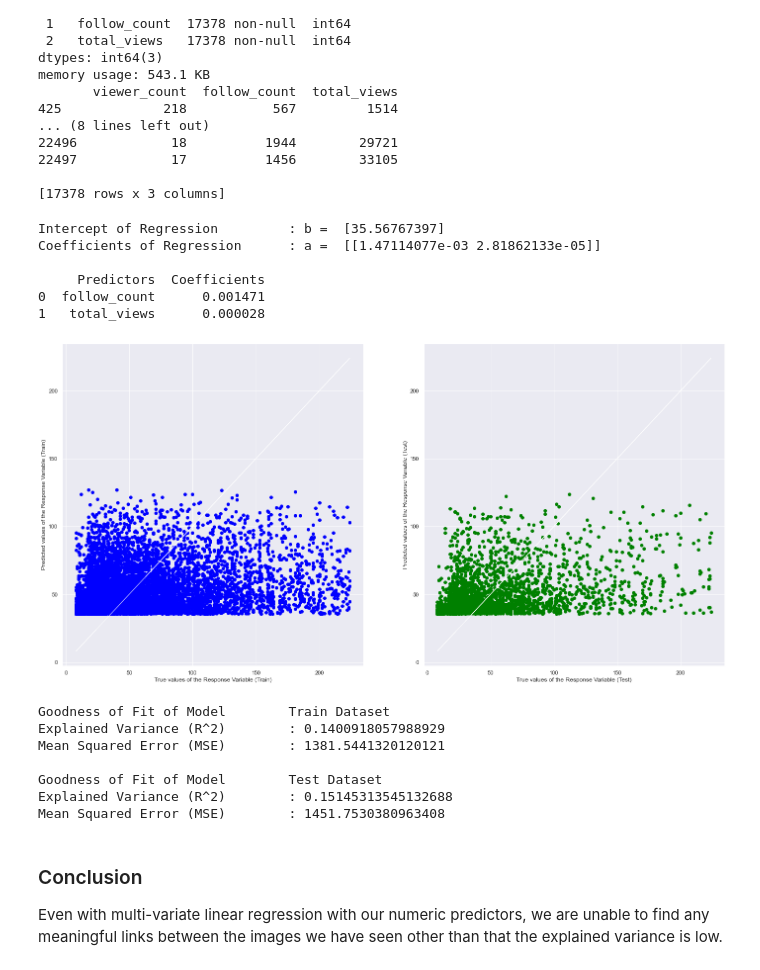
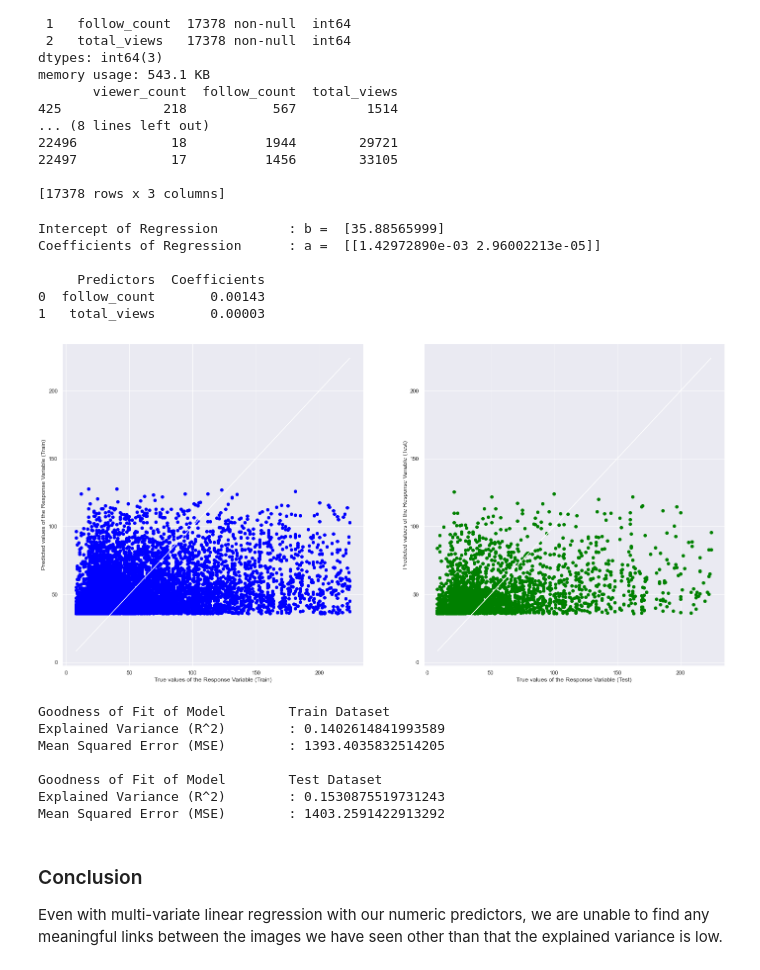
Before and after one commit to whysilon/SC1015proj, a Jupyter notebook: Twitch_SERIOUS.ipynb, the cells around one changed output. Saved outputs shown, nothing was run; the diff lists cells and outputs as text; code cells hidden in the pictures.

Commit message:
split data into train n test for multi variate

```diff
--- a/Twitch_SERIOUS.ipynb
+++ b/Twitch_SERIOUS.ipynb
@@ -574,6 +574,9 @@ memory usage: 543.1 KB
 
 y = pd.DataFrame(multiData['viewer_count'])
 X = pd.DataFrame(multiData[['follow_count','total_views']])
+
+# Split the Dataset into random Train and Test (80:20)
+X_train, X_test, y_train, y_test = train_test_split(X, y, test_size = 0.2)
 
 # Linear Regression using Train Data
 linreg = LinearRegression()         # create the linear regression object
@@ -591,45 +594,45 @@ print()
 # Predict Response corresponding to Predictors
 y_train_pred = linreg.predict(X_train)
 y_test_pred = linreg.predict(X_test)
 
 # Plot the Predictions vs the True values
 f, axes = plt.subplots(1, 2, figsize=(24, 12))
 axes[0].scatter(y_train, y_train_pred, color = "blue")
 axes[0].plot(y_train, y_train, 'w-', linewidth = 1)
 axes[0].set_xlabel("True values of the Response Variable (Train)")
 axes[0].set_ylabel("Predicted values of the Response Variable (Train)")
 axes[1].scatter(y_test, y_test_pred, color = "green")
 axes[1].plot(y_test, y_test, 'w-', linewidth = 1)
 axes[1].set_xlabel("True values of the Response Variable (Test)")
 axes[1].set_ylabel("Predicted values of the Response Variable (Test)")
 plt.show()
 
 # Check the Goodness of Fit (on Train Data)
 print("Goodness of Fit of Model \tTrain Dataset")
 print("Explained Variance (R^2) \t:", linreg.score(X_train, y_train))
 print("Mean Squared Error (MSE) \t:", mean_squared_error(y_train, y_train_pred))
 print()
 
 # Check the Goodness of Fit (on Test Data)
 print("Goodness of Fit of Model \tTest Dataset")
 print("Explained Variance (R^2) \t:", linreg.score(X_test, y_test))
 print("Mean Squared Error (MSE) \t:", mean_squared_error(y_test, y_test_pred))
 print()
 # %% [output]
-Intercept of Regression         : b =  [35.56767397]
-Coefficients of Regression      : a =  [[1.47114077e-03 2.81862133e-05]]
+Intercept of Regression         : b =  [35.88565999]
+Coefficients of Regression      : a =  [[1.42972890e-03 2.96002213e-05]]
 
      Predictors  Coefficients
-0  follow_count      0.001471
-1   total_views      0.000028
+0  follow_count       0.00143
+1   total_views       0.00003
-[figure, old version]
+[figure, new version]
 Goodness of Fit of Model        Train Dataset
-Explained Variance (R^2)        : 0.1400918057988929
-Mean Squared Error (MSE)        : 1381.5441320120121
+Explained Variance (R^2)        : 0.1402614841993589
+Mean Squared Error (MSE)        : 1393.4035832514205
 
 Goodness of Fit of Model        Test Dataset
-Explained Variance (R^2)        : 0.15145313545132688
-Mean Squared Error (MSE)        : 1451.7530380963408
+Explained Variance (R^2)        : 0.1530875519731243
+Mean Squared Error (MSE)        : 1403.2591422913292
 # %% [markdown]
 ### Conclusion
 Even with multi-variate linear regression with our numeric predictors, we are unable to find any meaningful links between the images we have seen other than that the explained variance is low.
```
Also changed, not shown: parts of 3 cells of this notebook.
